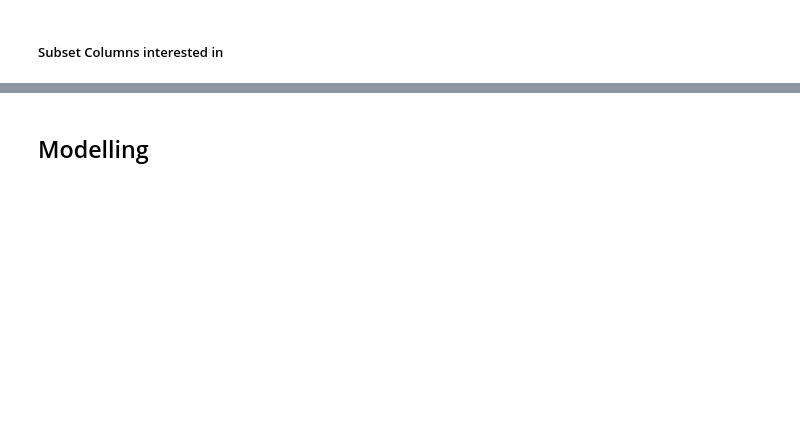
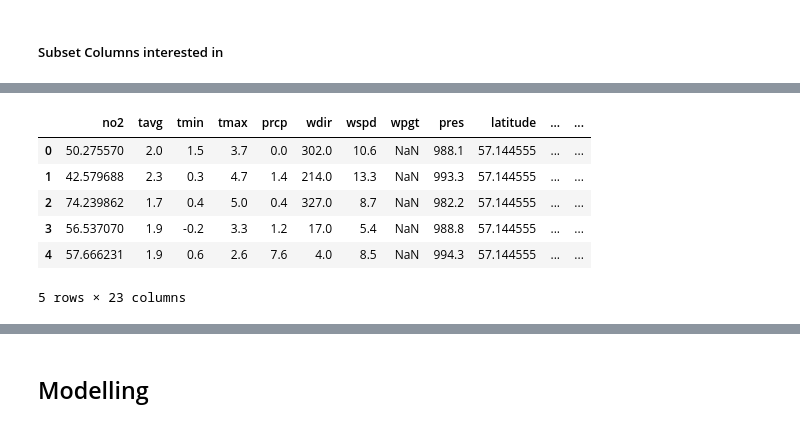
Before and after one commit to airqualityanthony/Community-Air-Quality-System, a Jupyter notebook: AQModelling.ipynb, the cells around one changed output, grey strips where cells are left out. Saved outputs shown, nothing was run; the diff lists cells and outputs as text; code cells hidden in the pictures; blank space fills up the shorter version.

```diff
--- a/AQModelling.ipynb
+++ b/AQModelling.ipynb
@@ -62 +85,13 @@ air_temp    float64
 dtype: object
+# %%
+selected_columns = data.select_dtypes(include=['float64','int64','int32'])
+selected_columns = selected_columns.drop(columns=['snow','tsun'])
+selected_columns.head()
+# %% [output]
+|  | no2 | tavg | tmin | tmax | prcp | wdir | wspd | wpgt | pres | latitude | ... | ... |
+| 0 | 50.275570 | 2.0 | 1.5 | 3.7 | 0.0 | 302.0 | 10.6 | NaN | 988.1 | 57.144555 | ... | ... |
+| 1 | 42.579688 | 2.3 | 0.3 | 4.7 | 1.4 | 214.0 | 13.3 | NaN | 993.3 | 57.144555 | ... | ... |
+| 2 | 74.239862 | 1.7 | 0.4 | 5.0 | 0.4 | 327.0 | 8.7 | NaN | 982.2 | 57.144555 | ... | ... |
+| 3 | 56.537070 | 1.9 | -0.2 | 3.3 | 1.2 | 17.0 | 5.4 | NaN | 988.8 | 57.144555 | ... | ... |
+| 4 | 57.666231 | 1.9 | 0.6 | 2.6 | 7.6 | 4.0 | 8.5 | NaN | 994.3 | 57.144555 | ... | ... |
+5 rows × 23 columns
```
Also changed, not shown: parts of 21 cells of this notebook, 5 other files.
